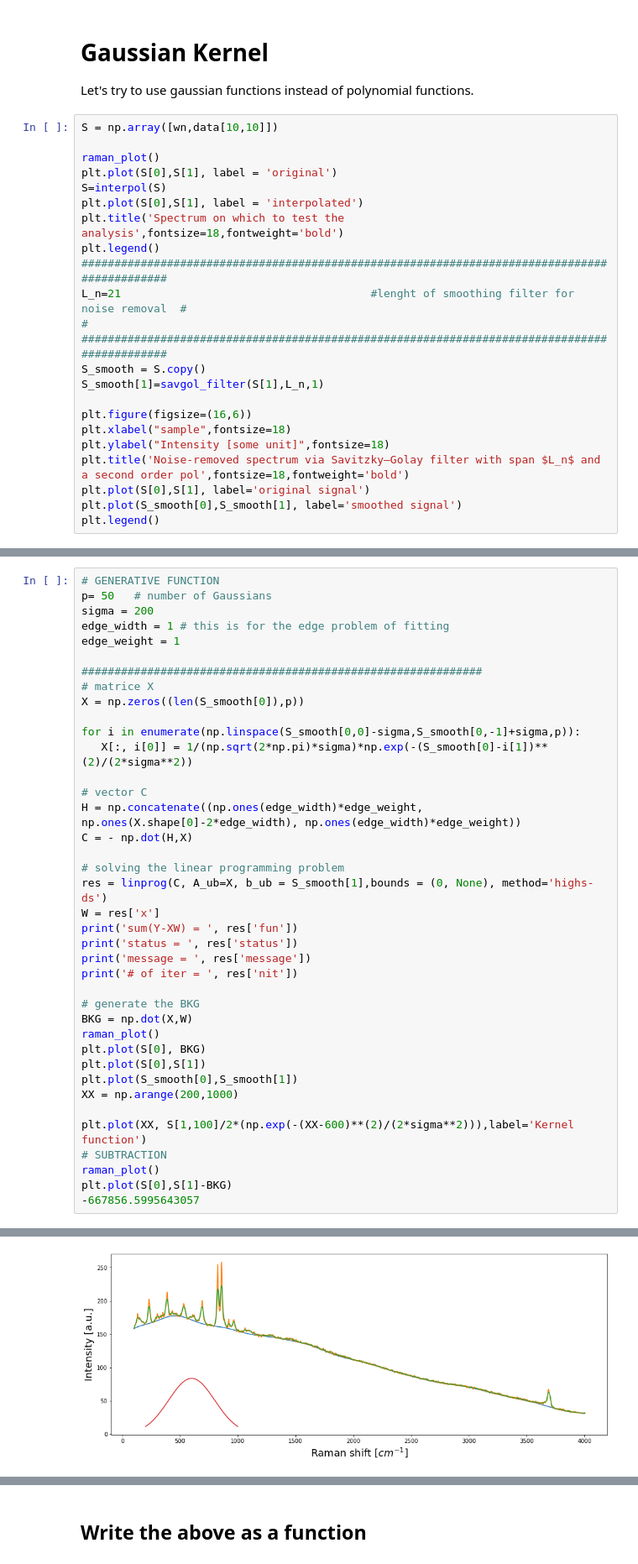
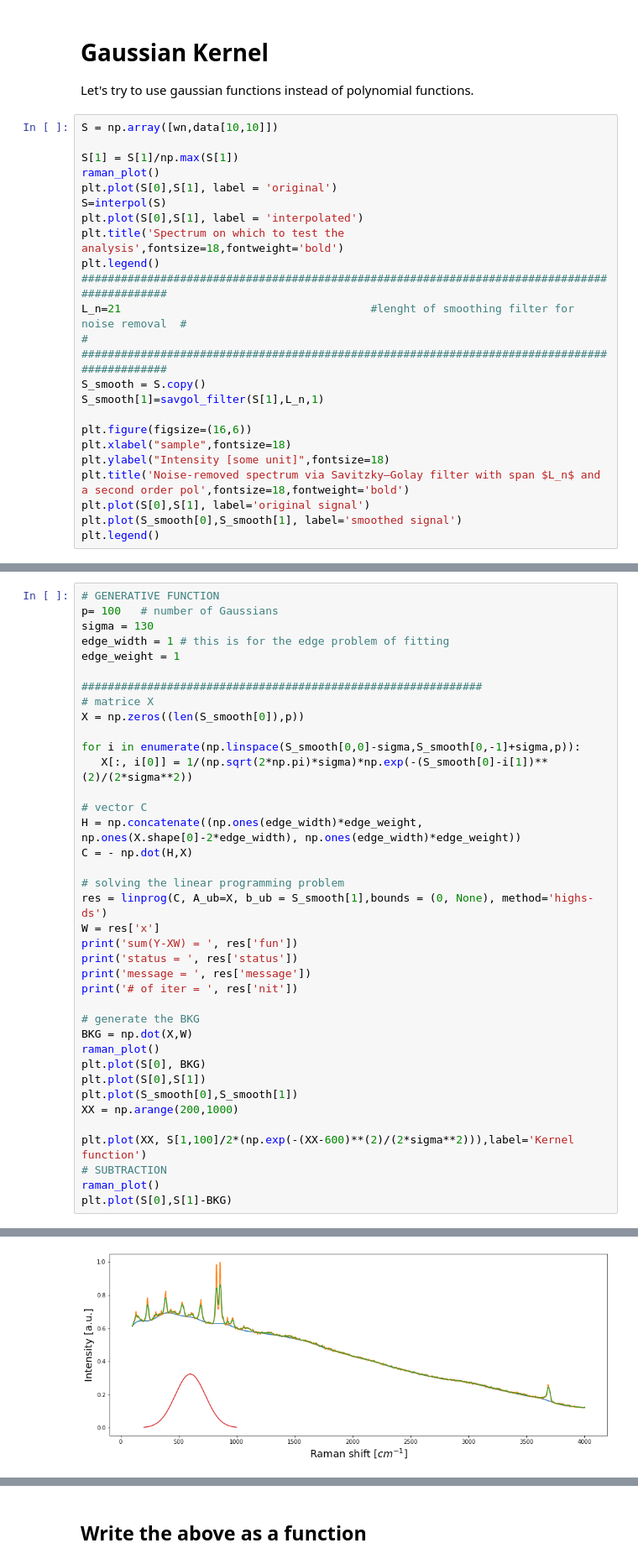
Before and after one commit to FabioBrugnara/pyram, a Jupyter notebook: background_elimination_4_Raman/via linear programming/background_elimination_via_linear_programmin.ipynb, the cells around one changed output, grey strips where cells are left out. Shown at 84% size. Cells and saved outputs as stored; diff of their text form.

```diff
--- a/background_elimination_4_Raman/via linear programming/background_elimination_via_linear_programmin.ipynb
+++ b/background_elimination_4_Raman/via linear programming/background_elimination_via_linear_programmin.ipynb
@@ -294,6 +294,7 @@ Let's try to use gaussian functions instead of polynomial functions.
 # %%
 S = np.array([wn,data[10,10]])
 
+S[1] = S[1]/np.max(S[1])
 raman_plot()
 plt.plot(S[0],S[1], label = 'original')
 S=interpol(S)
@@ -320,7 +321,7 @@ plt.legend()
 # %%
 # GENERATIVE FUNCTION
-p= 50   # number of Gaussians
-sigma = 200
+p= 100   # number of Gaussians
+sigma = 130
 edge_width = 1 # this is for the edge problem of fitting
 edge_weight = 1
 
@@ -355,5 +356,4 @@ plt.plot(XX, S[1,100]/2*(np.exp(-(XX-600)**(2)/(2*sigma**2))),label='Kernel func
 # SUBTRACTION
 raman_plot()
 plt.plot(S[0],S[1]-BKG)
--667856.5995643057
 # %% [output]
@@ -365 +365 @@ message =  Optimization terminated successfully.
-[figure, old version]
+[figure, new version]
```
Also changed, not shown: parts of 3 cells of this notebook, 3 other files.
